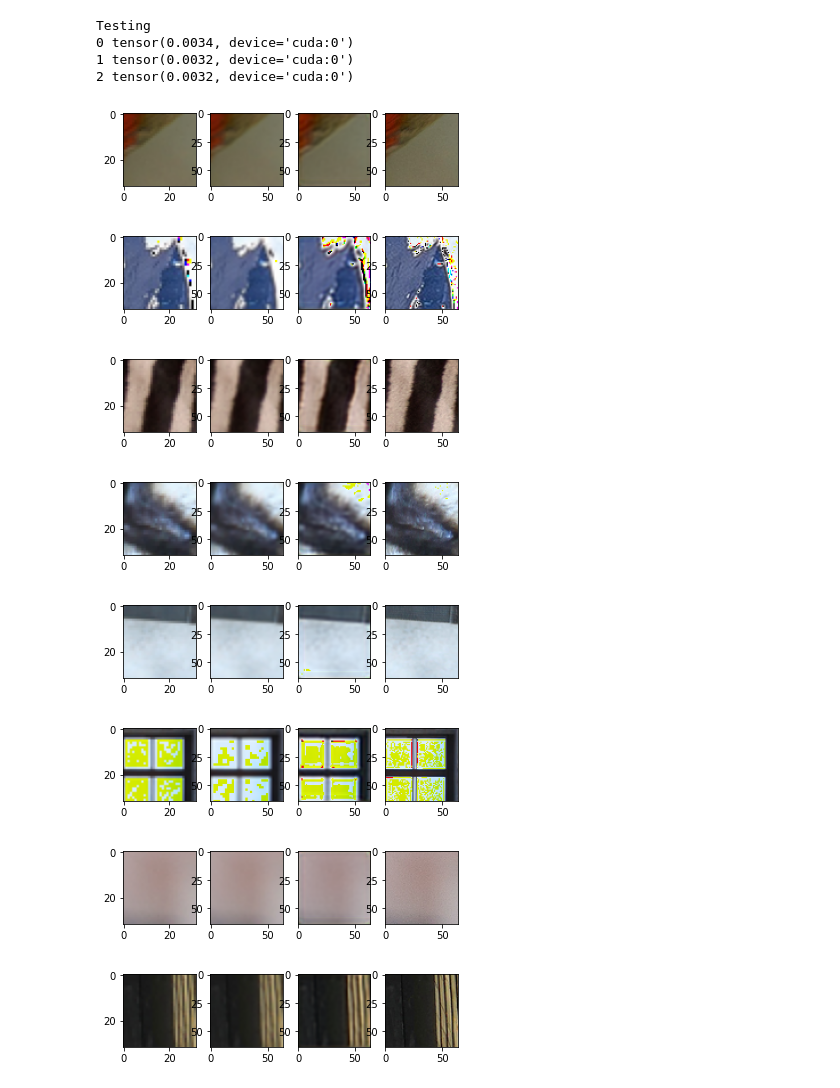
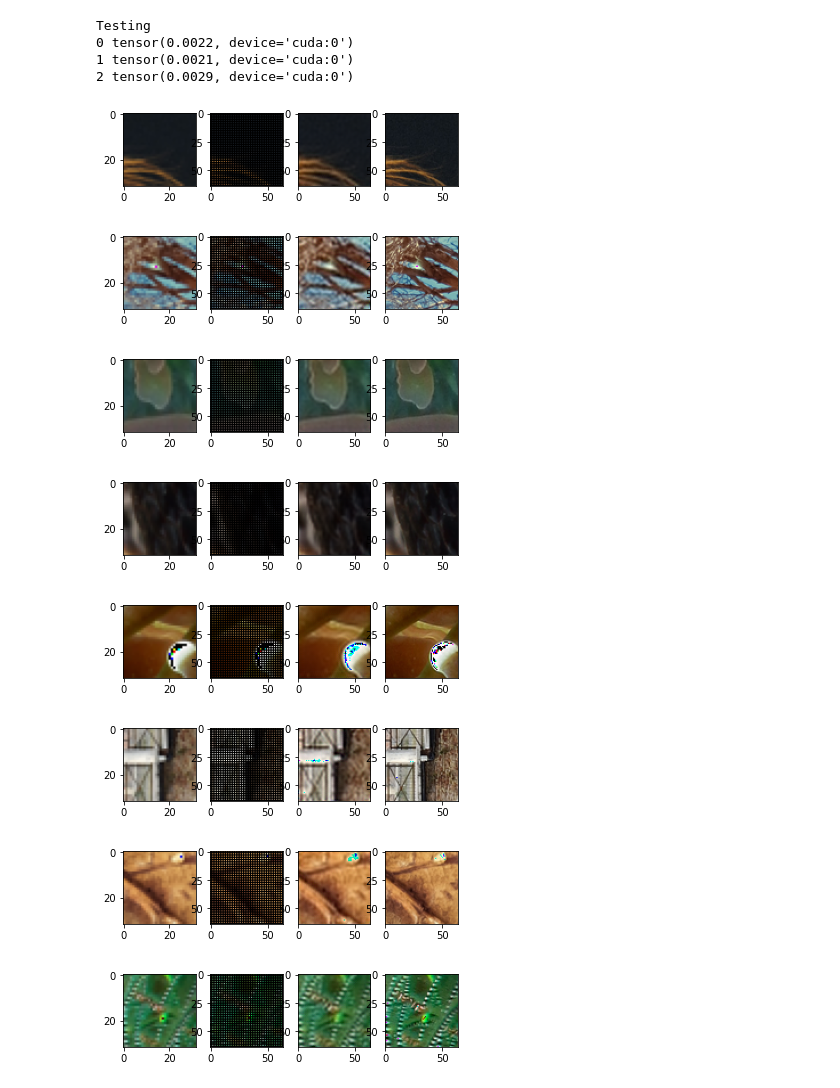
Before and after one commit to zack466/autoreg-sr, a Jupyter notebook: main_dev.ipynb, the cells around one changed output. Cells and saved outputs as stored; diff of their text form; code cells hidden in the pictures.

Commit message:
add pconv

```diff
--- a/main_dev.ipynb
+++ b/main_dev.ipynb
@@ -30,11 +50,11 @@ training_dataloader = torch.utils.data.DataLoader(training_set, batch_size=batch
 validation_dataloader = torch.utils.data.DataLoader(validation_set, batch_size=batch_size)
 test_dataloader = torch.utils.data.DataLoader(test_set, batch_size=batch_size)
 
-model = SRCNN().to(device)
-optimizer = torch.optim.Adam(model.parameters(), lr=0.0004)
+model = PConvSR().to(device)
+optimizer = torch.optim.Adam(model.parameters(), lr=0.0005)
 loss_func = torch.nn.MSELoss()
 
-torchsummary.summary(model, input_size=(3, 64, 64))
+torchsummary.summary(model, input_size=[(3, 64, 64), (3, 64, 64)])
 # %% [output]
 ----------------------------------------------------------------
         Layer (type)               Output Shape         Param #
@@ -54,16 +74,17 @@ Estimated Total Size (MB): 3.40
 ----------------------------------------------------------------
 # %%
 # basic training loop
-for epoch in range(16):
+for epoch in range(32):
     for i, batch in enumerate(training_dataloader):
+        # TODO make sure ops happen on GPU, unless the speed isn't affected
         optimizer.zero_grad()
 
         lr, hr = batch
         lr, hr = lr.to(device), hr.to(device)
         with torch.no_grad():
-            upscaled = torchvision.transforms.functional.resize(lr, (64,64))
+            upscaled, mask_in = image_mask(lr, 2)
 
-        pred = model(upscaled)
+        pred, mask_out = model(upscaled.to(device), mask_in.to(device))
         loss = loss_func(pred, hr)
         loss.backward()
 
@@ -77,9 +98,9 @@ for epoch in range(16):
             lr, hr = batch
             lr, hr = lr.to(device), hr.to(device)
             with torch.no_grad():
-                upscaled = torchvision.transforms.functional.resize(lr, (64,64))
+                upscaled, mask_in = image_mask(lr, 2)
 
-            pred = model(upscaled)
+            pred, mask_out = model(upscaled.to(device), mask_in.to(device))
             loss = loss_func(pred, hr)
             print(i, loss)
 # %% [output]
@@ -108,30 +129,30 @@ for i, batch in enumerate(test_dataloader):
         lr, hr = batch
         lr, hr = lr.to(device), hr.to(device)
         with torch.no_grad():
-            upscaled = torchvision.transforms.functional.resize(lr, (64,64))
+            upscaled, mask_in = image_mask(lr, 2)
 
-        pred = model(upscaled)
+        pred, mask_out = model(upscaled.to(device), mask_in.to(device))
         loss = loss_func(pred, hr)
         print(i, loss)
 # %% [output]
 Testing
-0 tensor(0.0034, device='cuda:0')
-1 tensor(0.0032, device='cuda:0')
-2 tensor(0.0032, device='cuda:0')
+0 tensor(0.0022, device='cuda:0')
+1 tensor(0.0021, device='cuda:0')
+2 tensor(0.0029, device='cuda:0')
 # %%
 for i in range(8):
     with torch.no_grad():
-        lr, hr = test_set[i]
-        upscaled = torchvision.transforms.functional.resize(torch.Tensor(lr), (64,64)).to(device)
-        pred = np.asarray(model(utils.example_batch(upscaled, batch_size))[0].cpu())
-        upscaled = np.asarray(upscaled.cpu())
-        utils.showImages([lr, upscaled, pred, hr])
+        lr, hr = test_set[i+8]
+        batch = utils.example_batch(torch.tensor(lr).to(device), batch_size)
+        upscaled, mask_in = image_mask(batch, 2)
+        pred, _ = model(upscaled.to(device), mask_in.to(device))
+        utils.showImages([np.asarray(lr), np.array(upscaled[0].cpu()), np.array(pred[0].cpu()), hr])
 # %% [output]
-[figure, old version]
+[figure, new version]
-[figure, old version]
+[figure, new version]
-[figure, old version]
+[figure, new version]
-[figure, old version]
+[figure, new version]
-[figure, old version]
+[figure, new version]
-[figure, old version]
+[figure, new version]
-[figure, old version]
+[figure, new version]
-[figure, old version]
+[figure, new version]
```
Also changed, not shown: parts of 4 cells of this notebook, 6 other files.
